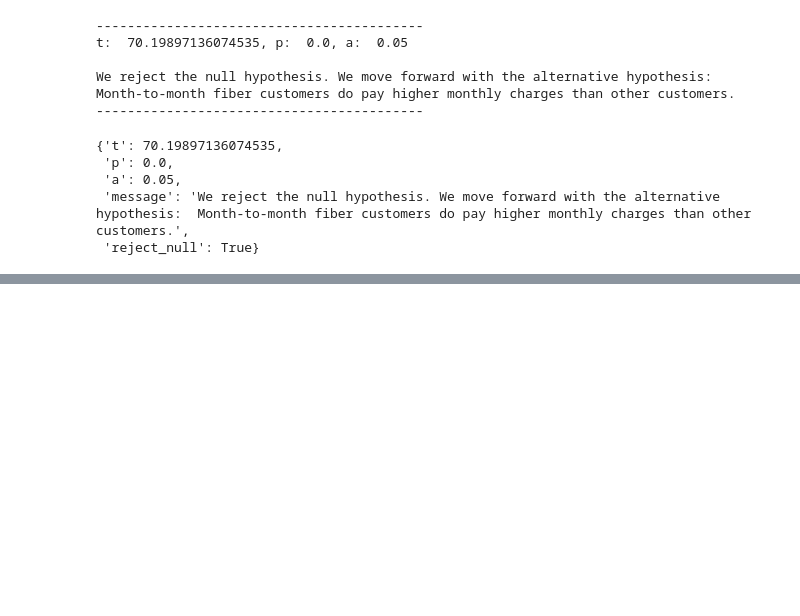
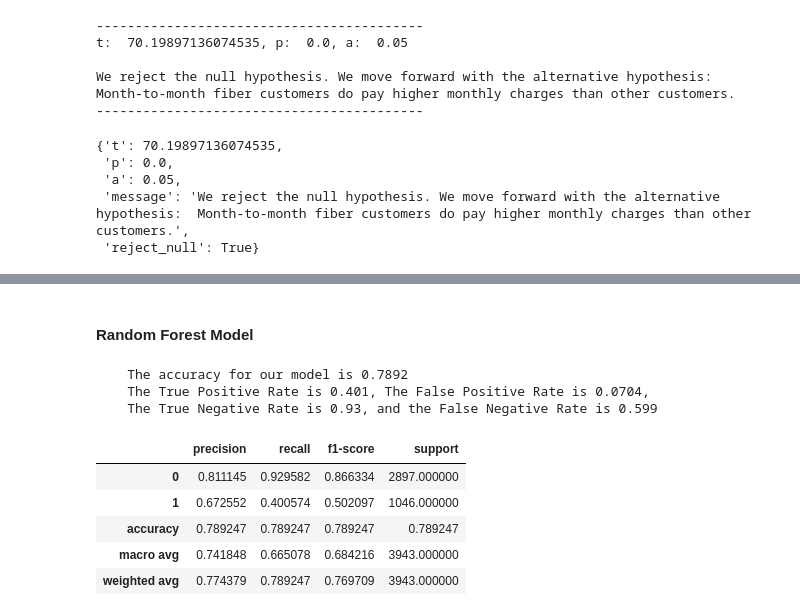
Before and after one commit to david-ryan-alviola/classification-project, a Jupyter notebook: telco_churn_analysis.ipynb, the cells around one changed output, grey strips where cells are left out. Saved outputs shown, nothing was run; the diff lists cells and outputs as text; code cells hidden in the pictures; blank space fills up the shorter version.

```diff
--- a/telco_churn_analysis.ipynb
+++ b/telco_churn_analysis.ipynb
@@ -260,0 +393,19 @@ The results from the statistical testing allow us to move forward with all our a
+# %% [markdown]
+#### Random Forest Model
+# %%
+rf = RandomForestClassifier(n_estimators=100, bootstrap=True, class_weight=None, criterion="gini",
+                            min_samples_leaf=7, max_depth=3, random_state=1414)
+
+rf = rf.fit(splits['X_train'], splits['y_train'])
+
+get_metrics_bin(rf, splits['X_train'], splits['y_train'])
+# %% [output]
+    The accuracy for our model is 0.7892
+    The True Positive Rate is 0.401, The False Positive Rate is 0.0704,
+    The True Negative Rate is 0.93, and the False Negative Rate is 0.599
+|  | precision | recall | f1-score | support |
+| 0 | 0.811145 | 0.929582 | 0.866334 | 2897.000000 |
+| 1 | 0.672552 | 0.400574 | 0.502097 | 1046.000000 |
+| accuracy | 0.789247 | 0.789247 | 0.789247 | 0.789247 |
+| macro avg | 0.741848 | 0.665078 | 0.684216 | 3943.000000 |
+| weighted avg | 0.774379 | 0.789247 | 0.769709 | 3943.000000 |
```
Also changed, not shown: parts of 30 cells of this notebook, 2 other files.
